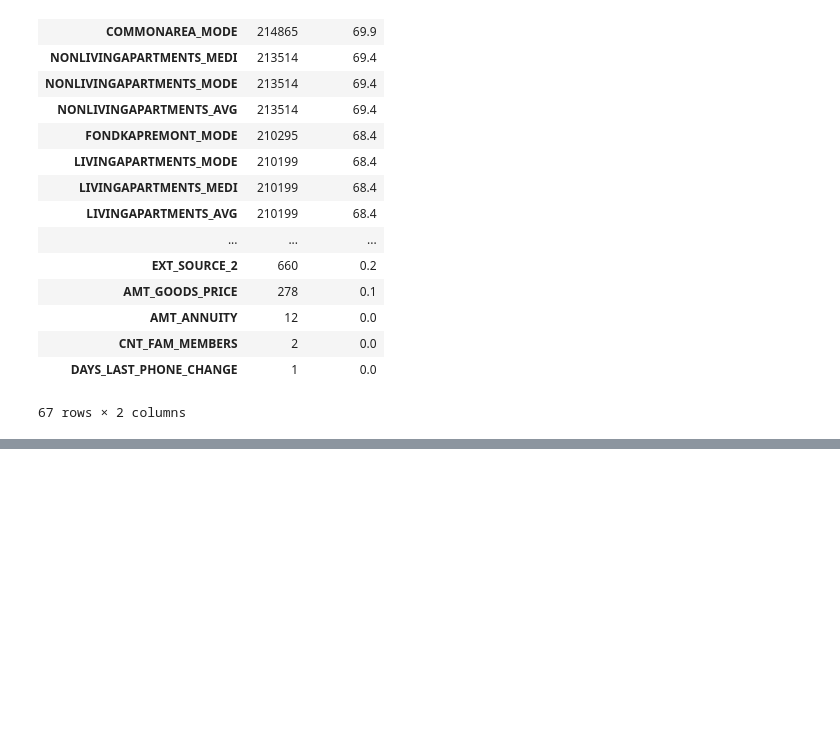
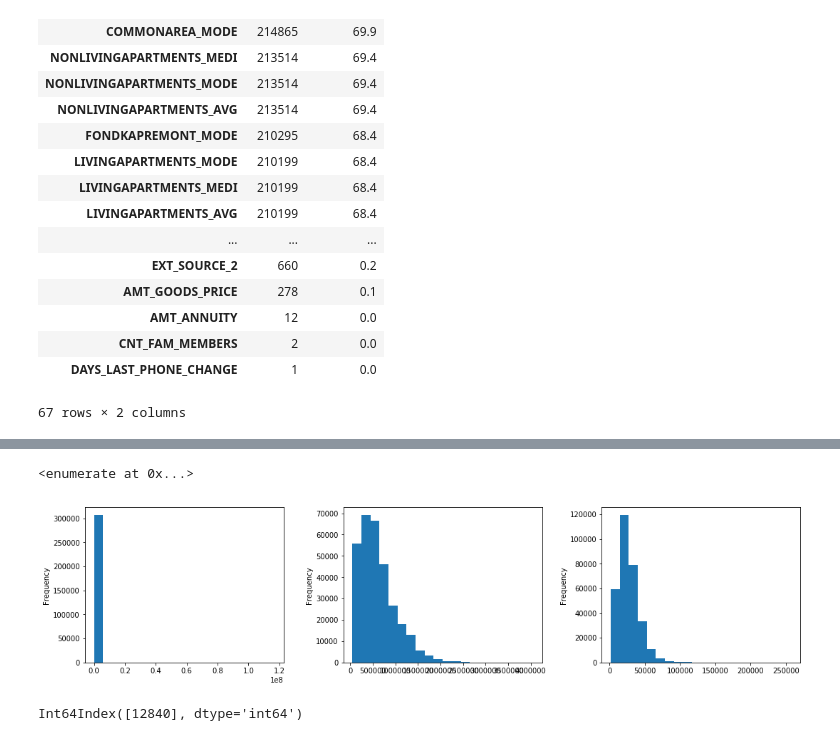
Before and after one commit to gonzaloriquelme/HomeCreditDefaultRisk, a Jupyter notebook: CreditDefaultRisk.ipynb, the cells around one changed output, grey strips where cells are left out. Cells and saved outputs as stored; diff of their text form; code cells hidden in the pictures; blank space fills up the shorter version.

Commit message:
clustering avance

```diff
--- a/CreditDefaultRisk.ipynb
+++ b/CreditDefaultRisk.ipynb
@@ -99,0 +178,13 @@ missingtable
+# %%
+from sklearn.cluster import KMeans
+wcss = []
+X = df.drop(columns=['TARGET','SK_ID_CURR']).select_dtypes(exclude='object')
+for i in range(1, 11):
+    kmeans = KMeans(n_clusters=i, init='k-means++', max_iter=300, n_init=10, random_state=0)
+    kmeans.fit(X)
+    wcss.append(kmeans.inertia_)
+plt.plot(range(1, 11), wcss)
+plt.title('Elbow Method')
+plt.xlabel('Number of clusters')
+plt.ylabel('WCSS')
+plt.show()
@@ -99,0 +214,19 @@ missingtable
+# %%
+enumerate(data_cols)
+# %% [output]
+<enumerate at 0x...>
+# %%
+data_cols = ['AMT_INCOME_TOTAL','AMT_CREDIT','AMT_ANNUITY']
+fig, axes = plt.subplots(1,3,figsize=(18,4))
+plt.subplots_adjust(wspace=.3)
+
+for i, col in enumerate(data_cols):
+    df[col].plot.hist(ax=axes[i],bins=20)
+# %% [output]
+[figure, added]
+# %%
+len(df[df['AMT_INCOME_TOTAL']>10**8])
+df[df['AMT_INCOME_TOTAL']>10**8].index
+#df.loc[12840]
+# %% [output]
+Int64Index([12840], dtype='int64')
```
Also changed, not shown: parts of 14 cells of this notebook.
